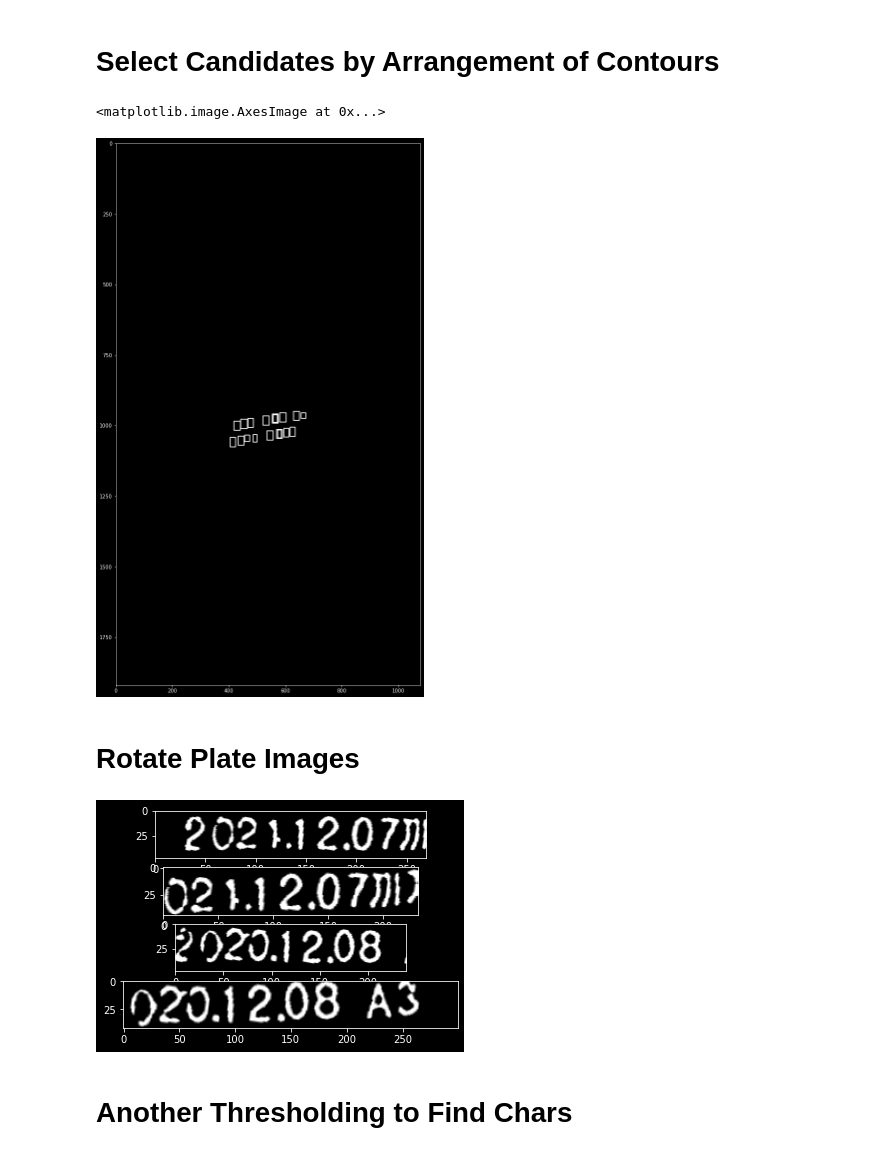
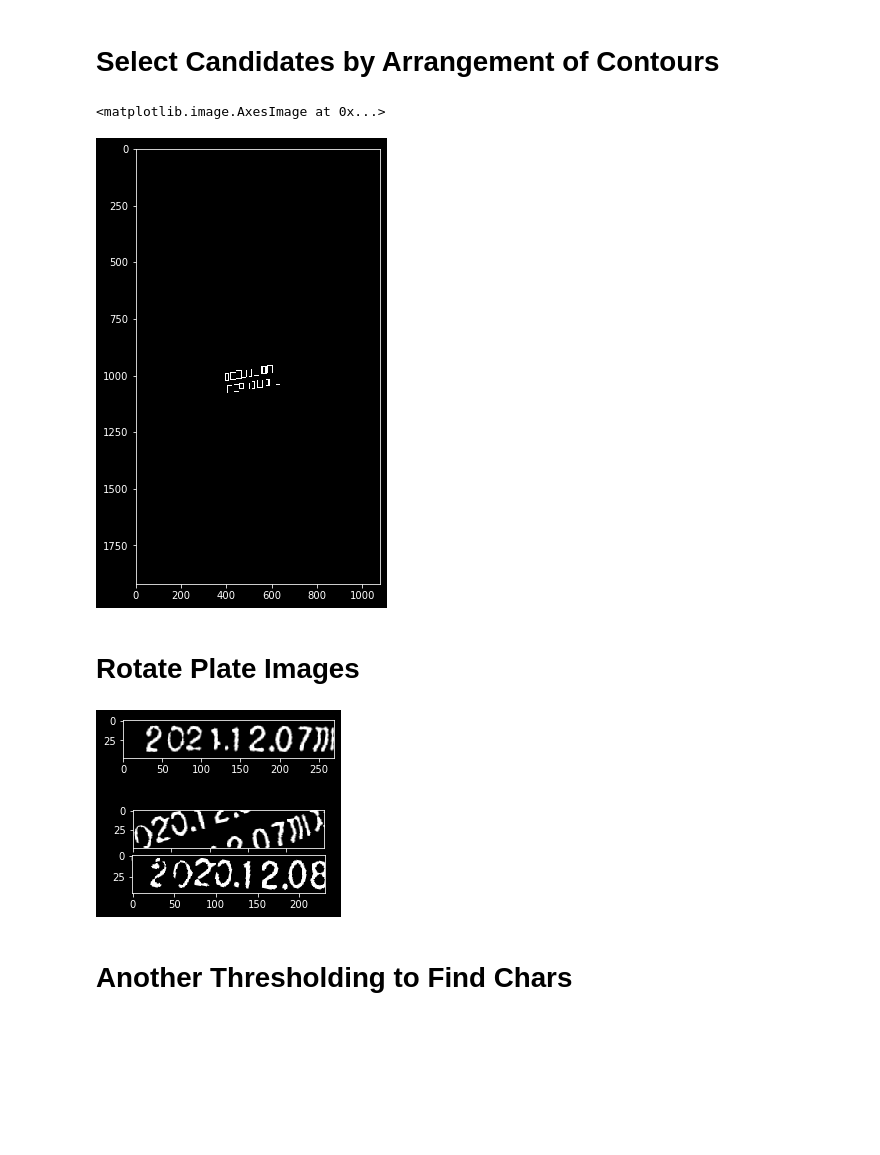
Before and after one commit to MinSoo97/joljak, a Jupyter notebook: Expirationdate_test.ipynb, the cells around one changed output. Saved outputs shown, nothing was run; the diff lists cells and outputs as text; code cells hidden in the pictures; blank space fills up the shorter version.

```diff
--- a/Expirationdate_test.ipynb
+++ b/Expirationdate_test.ipynb
@@ -146,10 +146,10 @@ plt.imshow(temp_result, cmap='gray')
 # %%
 MAX_DIAG_MULTIPLYER = 5# 5
 MAX_ANGLE_DIFF = 12 # 12.0
-MAX_AREA_DIFF = 0.5 # 0.5
-MAX_WIDTH_DIFF = 0.3
-MAX_HEIGHT_DIFF = 0.8
-MIN_N_MATCHED = 4 #3
+MAX_AREA_DIFF = 0.4 # 0.5
+MAX_WIDTH_DIFF = 0.5
+MAX_HEIGHT_DIFF = 0.5
+MIN_N_MATCHED = 3 #3
 
 def find_chars(contour_list):
     matched_result_idx = []
@@ -194,42 +194,42 @@ def find_chars(contour_list):
 
         unmatched_contour = np.take(possible_contours, unmatched_contour_idx)
 
         # recursive
         recursive_contour_list = find_chars(unmatched_contour)
 
         for idx in recursive_contour_list:
             matched_result_idx.append(idx)
 
         break
 
     return matched_result_idx
 
 result_idx = find_chars(possible_contours)
 
 matched_result = []
 for idx_list in result_idx:
     matched_result.append(np.take(possible_contours, idx_list))
 
 # visualize possible contours
 temp_result = np.zeros((height, width, channel), dtype=np.uint8)
 
 for r in matched_result:
     for d in r:
 #         cv2.drawContours(temp_result, d['contour'], -1, (255, 255, 255))
         cv2.rectangle(temp_result, pt1=(d['x'], d['y']), pt2=(d['x']+d['w'], d['y']+d['h']), color=(255, 255, 255), thickness=2)
 
-plt.figure(figsize=(18, 20))
+plt.figure(figsize=(10, 8))
 plt.imshow(temp_result, cmap='gray')
 # %% [output]
 <matplotlib.image.AxesImage at 0x...>
-[figure, old version]
+[figure, new version]
 # %% [markdown]
 # Rotate Plate Images
 # %%
 PLATE_WIDTH_PADDING = 1.3 # 1.3
 PLATE_HEIGHT_PADDING = 1.5 # 1.5
-MIN_PLATE_RATIO = 4
-MAX_PLATE_RATIO = 6
+MIN_PLATE_RATIO = 5
+MAX_PLATE_RATIO = 7
 
 plate_imgs = []
 plate_infos = []
@@ -280,7 +280,7 @@ for i, matched_chars in enumerate(matched_result):
     plt.subplot(len(matched_result), 1, i+1)
     plt.imshow(img_cropped, cmap='gray')
 # %% [output]
-[figure, old version]
+[figure, new version]
 # %% [markdown]
 # Another Thresholding to Find Chars
 # %%
```
Also changed, not shown: parts of 8 cells of this notebook, 2 other files.
